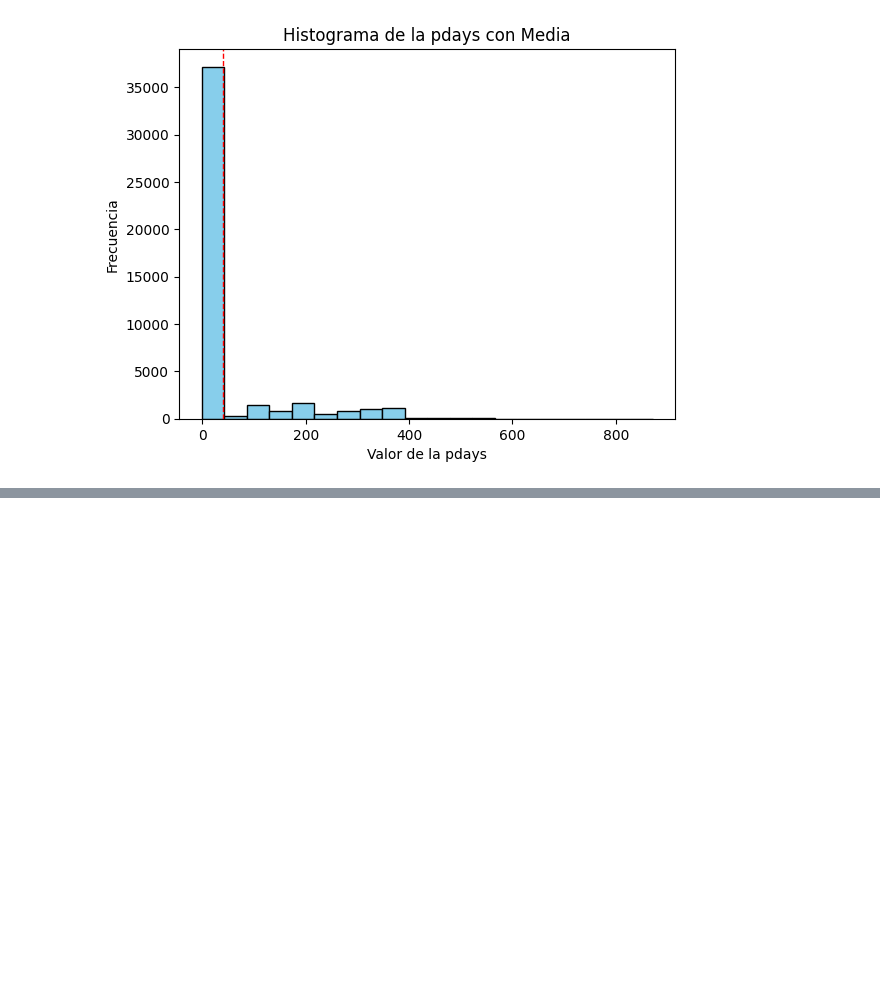
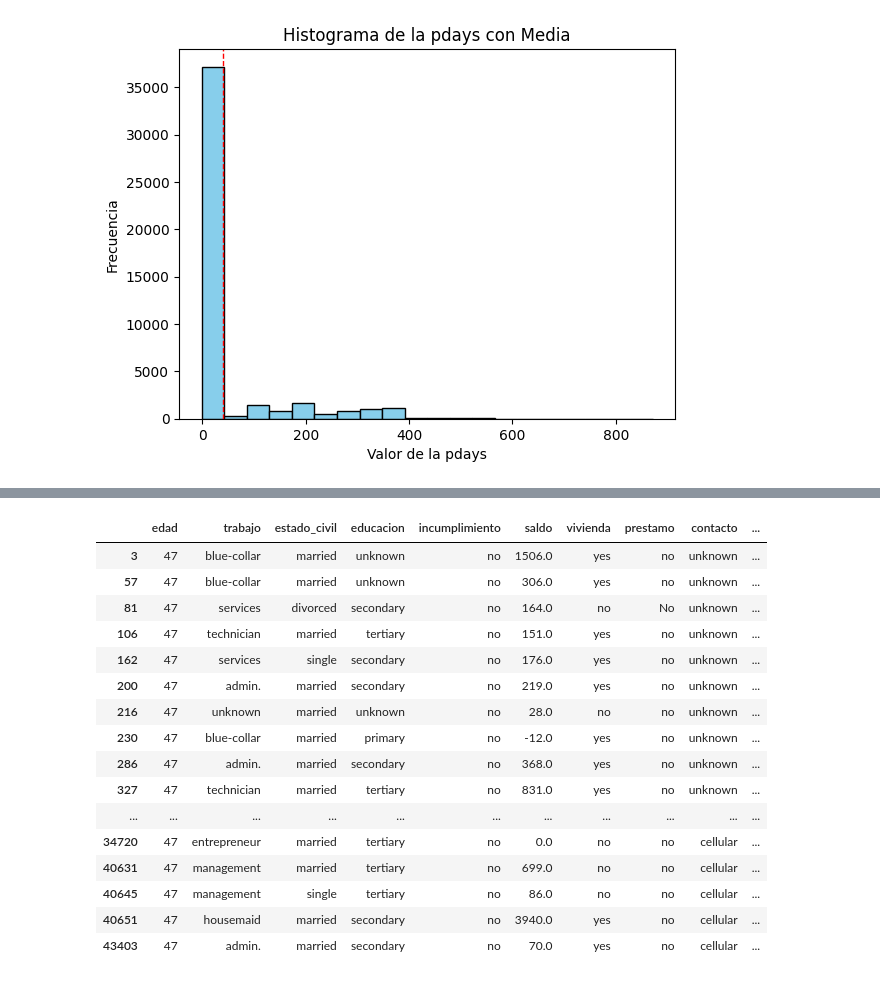
Before and after one commit to ccbeltran/Talento_Tech, a Jupyter notebook: Laboratorio_1_TalentoTech_CCBM.ipynb, the cells around one changed output, grey strips where cells are left out. Drawn from its saved outputs; the diff is of its cells as text; code cells hidden in the pictures; blank space fills up the shorter version.

```diff
--- a/Laboratorio_1_TalentoTech_CCBM.ipynb
+++ b/Laboratorio_1_TalentoTech_CCBM.ipynb
@@ -402,0 +475,20 @@ plt.show()
+# %%
+df[(df['edad'] == 47) & (df['dia'] == 5)]
+# %% [output]
+|  | edad | trabajo | estado_civil | educacion | incumplimiento | saldo | vivienda | prestamo | contacto | ... |
+| 3 | 47 | blue-collar | married | unknown | no | 1506.0 | yes | no | unknown | ... |
+| 57 | 47 | blue-collar | married | unknown | no | 306.0 | yes | no | unknown | ... |
+| 81 | 47 | services | divorced | secondary | no | 164.0 | no | No | unknown | ... |
+| 106 | 47 | technician | married | tertiary | no | 151.0 | yes | no | unknown | ... |
+| 162 | 47 | services | single | secondary | no | 176.0 | yes | no | unknown | ... |
+| 200 | 47 | admin. | married | secondary | no | 219.0 | yes | no | unknown | ... |
+| 216 | 47 | unknown | married | unknown | no | 28.0 | no | no | unknown | ... |
+| 230 | 47 | blue-collar | married | primary | no | -12.0 | yes | no | unknown | ... |
+| 286 | 47 | admin. | married | secondary | no | 368.0 | yes | no | unknown | ... |
+| 327 | 47 | technician | married | tertiary | no | 831.0 | yes | no | unknown | ... |
+| ... | ... | ... | ... | ... | ... | ... | ... | ... | ... | ... |
+| 34720 | 47 | entrepreneur | married | tertiary | no | 0.0 | no | no | cellular | ... |
+| 40631 | 47 | management | married | tertiary | no | 699.0 | no | no | cellular | ... |
+| 40645 | 47 | management | single | tertiary | no | 86.0 | no | no | cellular | ... |
+| 40651 | 47 | housemaid | married | secondary | no | 3940.0 | yes | no | cellular | ... |
+| 43403 | 47 | admin. | married | secondary | no | 70.0 | yes | no | cellular | ... |
```
Also changed, not shown: parts of 6 cells of this notebook.
